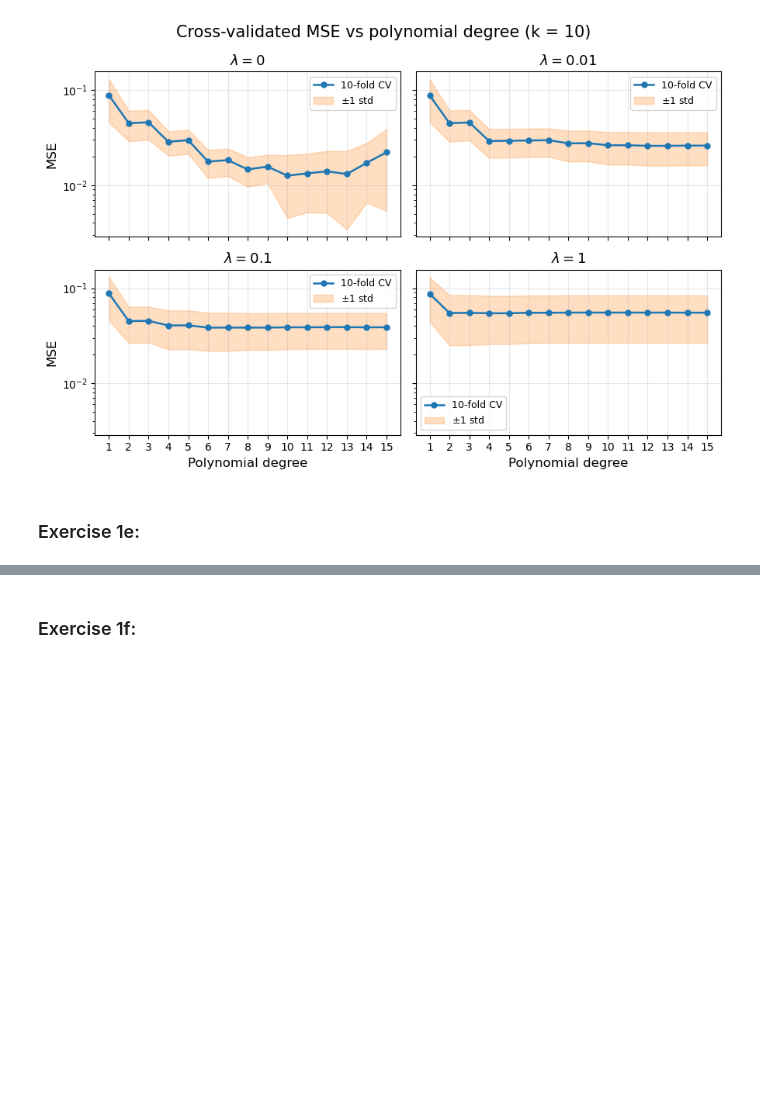
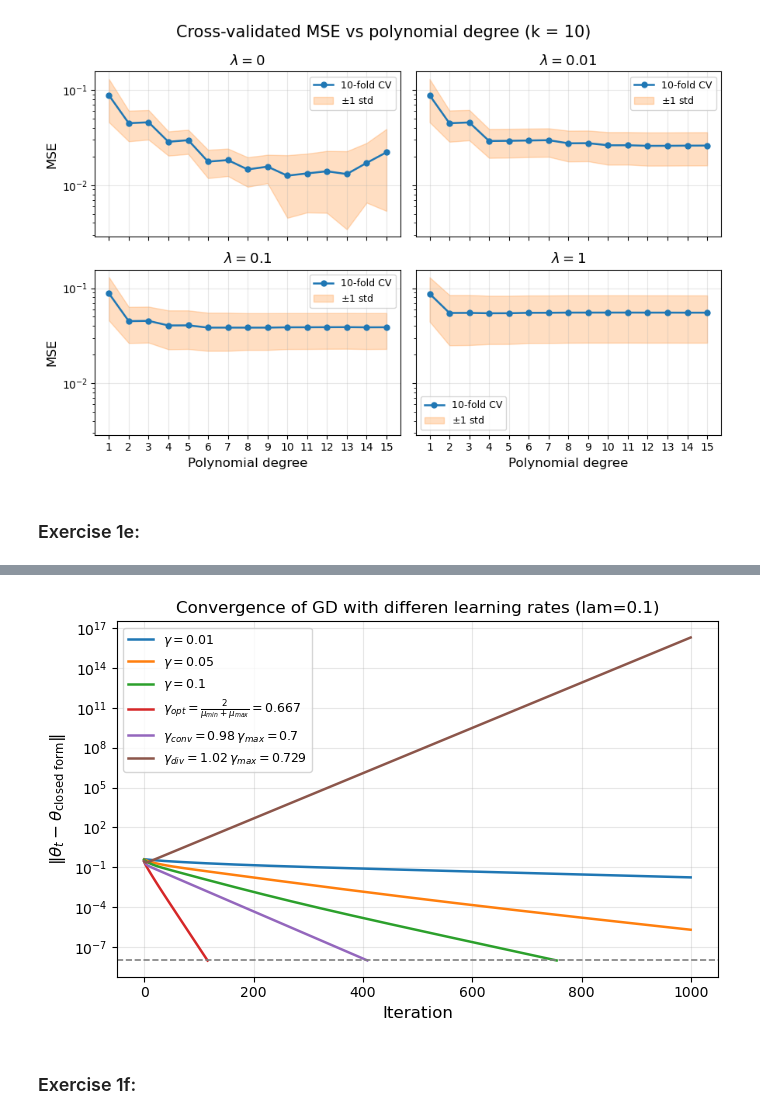
Before and after one commit to AbdulTorkerull/FYS-STK4155-Project-1, a Jupyter notebook: FYS-STK4155_Project.ipynb, the cells around one changed output, grey strips where cells are left out. Cells and saved outputs as stored; diff of their text form; code cells hidden in the pictures; blank space fills up the shorter version.

```diff
--- a/FYS-STK4155_Project.ipynb
+++ b/FYS-STK4155_Project.ipynb
@@ -667,3 +800,50 @@ AttributeError: 'NoneType' object has no attribute 'shape'
+# %%
+lam = 0.1
+theta_ref = closed_form(X, y, lam).reshape(-1)
+n_iterations = 1000
+
+H = hessian(X, lam)
+gamma_max = gamma_limit(H)
+
+gamma_opt = gamma_optimal(H)
+gamma_converge = 0.98*gamma_max
+gamma_diverge = 1.02*gamma_max
+
+gammas = [0.01, 0.05, 0.1, gamma_opt, gamma_converge, gamma_diverge]
+
+hists = {}
+iters_all = {}
+
+for gamma in gammas:
+    iters, hist, hist_jax = gradient_descent(X, y, gamma, n_iterations, lam=lam, theta_OLS=theta_ref)
+    hists[gamma] = hist
+    iters_all[gamma] = iters
+# %%
+def exercise_1e_plot2(hists, theta_ref, gammas):
+    labels = [
+        rf"$\gamma = {gammas[0]:.3g}$",
+        rf"$\gamma = {gammas[1]:.3g}$",
+        rf"$\gamma = {gammas[2]:.3g}$",
+        rf"$\gamma_{{opt}} = \frac{{2}}{{\mu_{{min}}+\mu_{{max}}}} = {gamma_opt:.3g}$",
+        rf"$\gamma_{{conv}} = 0.98\,\gamma_{{max}} = {gamma_converge:.3g}$",
+        rf"$\gamma_{{div}} = 1.02\,\gamma_{{max}} = {gamma_diverge:.3g}$",
+    ]
+
+    plt.figure(figsize=(7, 4.5))
+    for gamma, label in zip(gammas, labels):
+        plt.plot(distance_to_ref(hists[gamma], theta_ref), linewidth=1.8, label=label)
+    plt.title(f"Convergence of GD with differen learning rates (lambda={lam})")
+    plt.axhline(1e-8, color="gray", linestyle="--", linewidth=1.2)
+    plt.xlabel("Iteration", fontsize=12)
+    plt.ylabel(r"$\|\theta_t - \theta_{\mathrm{closed\ form}}\|$", fontsize=12)
+    plt.yscale("log")
+    plt.grid(True, alpha=0.3)
+    plt.legend(fontsize=9)
+    plt.tight_layout()
+    plt.show()
+exercise_1e_plot2(hists, theta_ref, gammas)
+# %% [output]
+[figure, added]
 # %% [markdown]
 ### Exercise 1f:
 # %% [markdown]
```
Also changed, not shown: parts of 13 cells of this notebook, 1 other file.
